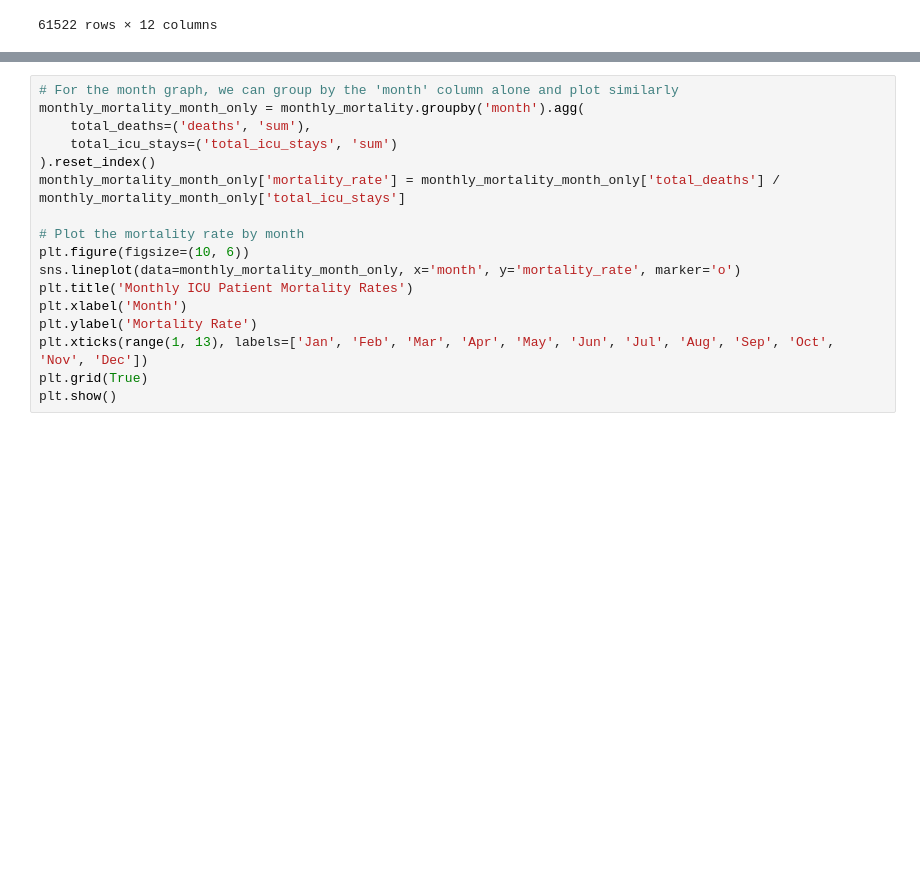
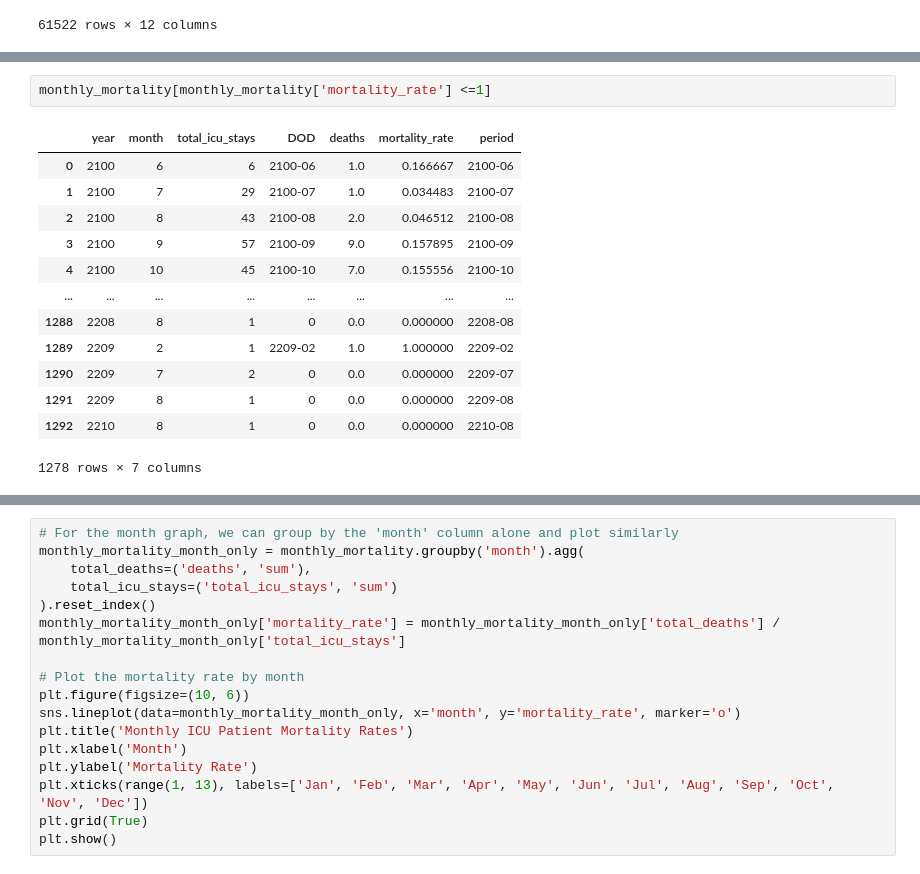
Before and after one commit to Math2130/MIMIC-III-Mortality-Analysis, a Jupyter notebook: VisualizationTime.ipynb, the cells around one changed output, grey strips where cells are left out. Saved outputs shown, nothing was run; the diff lists cells and outputs as text; blank space fills up the shorter version.

```diff
--- a/VisualizationTime.ipynb
+++ b/VisualizationTime.ipynb
@@ -115,3 +117,19 @@ plt.tight_layout()
 plt.show()
 # %% [output]
 [figure]
+# %%
+monthly_mortality[monthly_mortality['mortality_rate'] <=1]
+# %% [output]
+|  | year | month | total_icu_stays | DOD | deaths | mortality_rate | period |
+| 0 | 2100 | 6 | 6 | 2100-06 | 1.0 | 0.166667 | 2100-06 |
+| 1 | 2100 | 7 | 29 | 2100-07 | 1.0 | 0.034483 | 2100-07 |
+| 2 | 2100 | 8 | 43 | 2100-08 | 2.0 | 0.046512 | 2100-08 |
+| 3 | 2100 | 9 | 57 | 2100-09 | 9.0 | 0.157895 | 2100-09 |
+| 4 | 2100 | 10 | 45 | 2100-10 | 7.0 | 0.155556 | 2100-10 |
+| ... | ... | ... | ... | ... | ... | ... | ... |
+| 1288 | 2208 | 8 | 1 | 0 | 0.0 | 0.000000 | 2208-08 |
+| 1289 | 2209 | 2 | 1 | 2209-02 | 1.0 | 1.000000 | 2209-02 |
+| 1290 | 2209 | 7 | 2 | 0 | 0.0 | 0.000000 | 2209-07 |
+| 1291 | 2209 | 8 | 1 | 0 | 0.0 | 0.000000 | 2209-08 |
+| 1292 | 2210 | 8 | 1 | 0 | 0.0 | 0.000000 | 2210-08 |
+1278 rows × 7 columns
```
Also changed, not shown: parts of 7 cells of this notebook.
